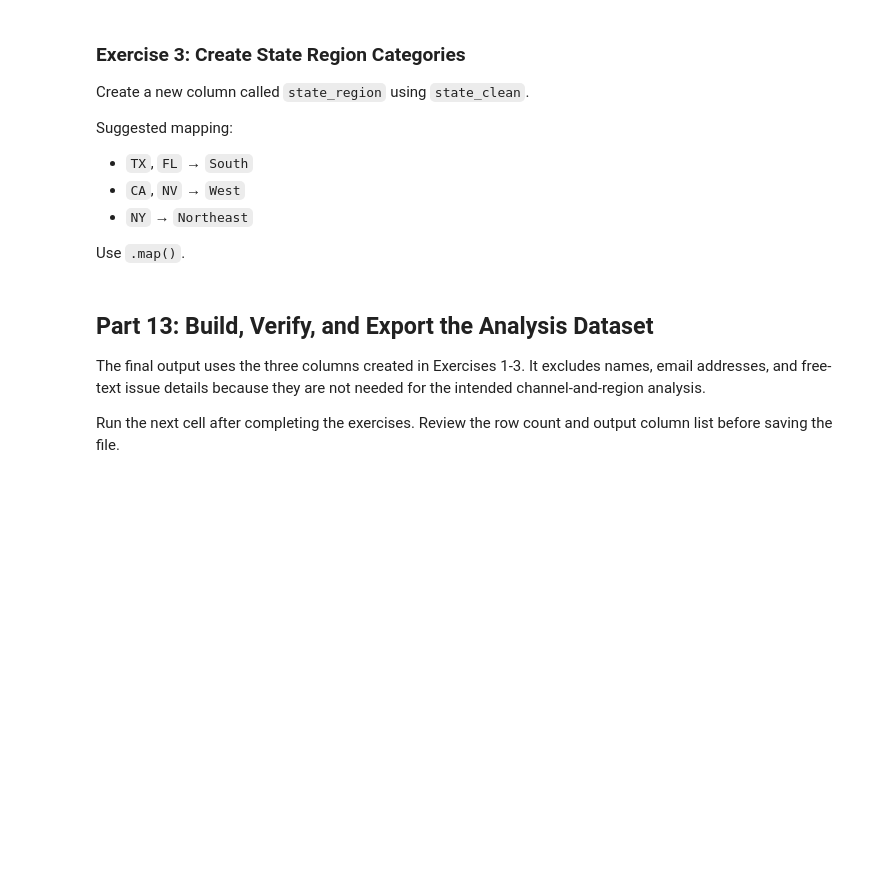
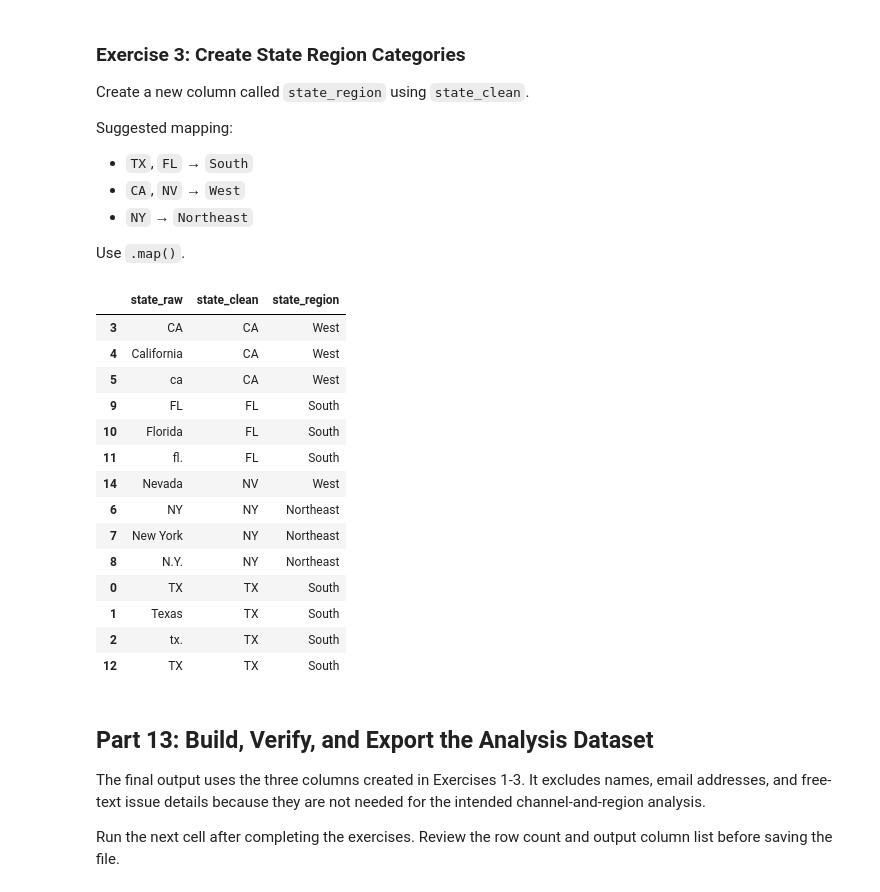
Before and after one commit to JoeG-UTSA/BAN6003-Week05-06-JoeGarcia, a Jupyter notebook: notebooks/module6_string_categorical_guided_lab.ipynb, the cells around one changed output. Cells and saved outputs as stored; diff of their text form; code cells hidden in the pictures; blank space fills up the shorter version.

```diff
--- a/notebooks/module6_string_categorical_guided_lab.ipynb
+++ b/notebooks/module6_string_categorical_guided_lab.ipynb
@@ -605,3 +605,24 @@ Suggested categories:
 Hint: start by using `.str.strip()`, `.str.lower()`, and `.str.replace()`.
 # %%
 # Your code here
+df["channel_step1"] = (
+    df["channel_raw"]
+    .str.strip()
+    .str.lower()
+    .str.replace("-", "", regex=False)
+    .str.replace(" ", "", regex=False)
+)
+
+channel_map = {
+    "weborganic": "Web Organic",
+    "webpaid": "Web Paid",
+    "mobileapp": "Mobile App",
+    "branch": "Branch",
+    "callcenter": "Call Center",
+    "partnerreferral": "Partner Referral",
+    "unknown": "Unknown"
+}
+
+df["channel_clean"] = df["channel_step1"].map(channel_map)
+
+df[["channel_raw", "channel_step1", "channel_clean"]].drop_duplicates().sort_values("channel_raw")
@@ -621,3 +657,6 @@ Otherwise, set it to `False`.
 Hint: use `.isin()`.
 # %%
 # Your code here
+digital_channels = ["Web Organic", "Web Paid", "Mobile App"]
+df["digital_channel"] = df["channel_clean"].isin(digital_channels)
+df[["channel_raw", "channel_clean", "digital_channel"]].drop_duplicates().sort_values("channel_clean")
@@ -635,6 +689,32 @@ Suggested mapping:
 Use `.map()`.
 # %%
 # Your code here
+region_map = {
+    "TX": "South",
+    "FL": "South",
+    "CA": "West",
+    "NV": "West",
+    "NY": "Northeast"
+}
+
+df["state_region"] = df["state_clean"].map(region_map)
+df[["state_raw", "state_clean", "state_region"]].drop_duplicates().sort_values("state_clean")
+# %% [output]
+|  | state_raw | state_clean | state_region |
+| 3 | CA | CA | West |
+| 4 | California | CA | West |
+| 5 | ca | CA | West |
+| 9 | FL | FL | South |
+| 10 | Florida | FL | South |
+| 11 | fl. | FL | South |
+| 14 | Nevada | NV | West |
+| 6 | NY | NY | Northeast |
+| 7 | New York | NY | Northeast |
+| 8 | N.Y. | NY | Northeast |
+| 0 | TX | TX | South |
+| 1 | Texas | TX | South |
+| 2 | tx. | TX | South |
+| 12 | TX | TX | South |
 # %% [markdown]
 ## Part 13: Build, Verify, and Export the Analysis Dataset
 
```
Also changed, not shown: parts of 4 cells of this notebook, 1 other file.
